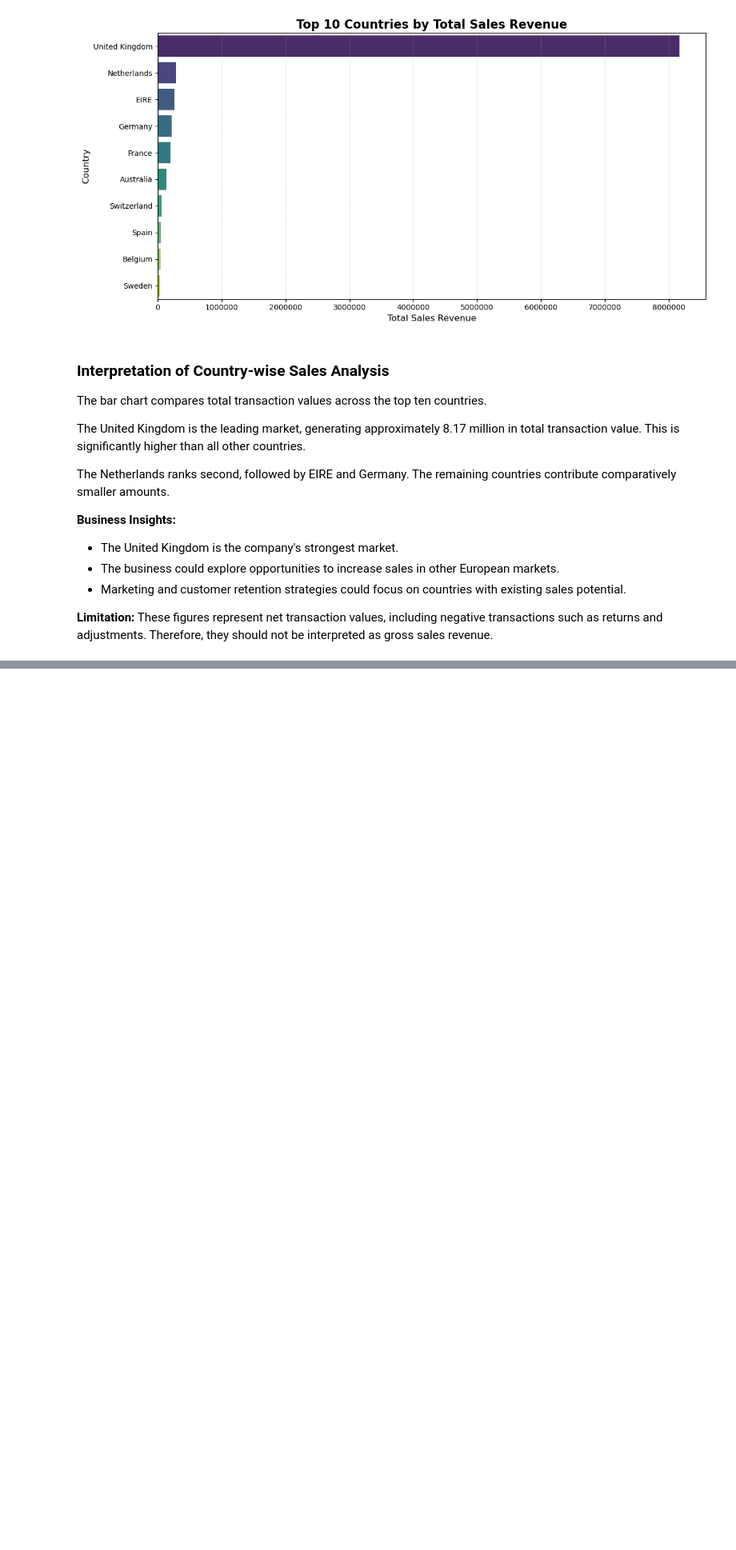
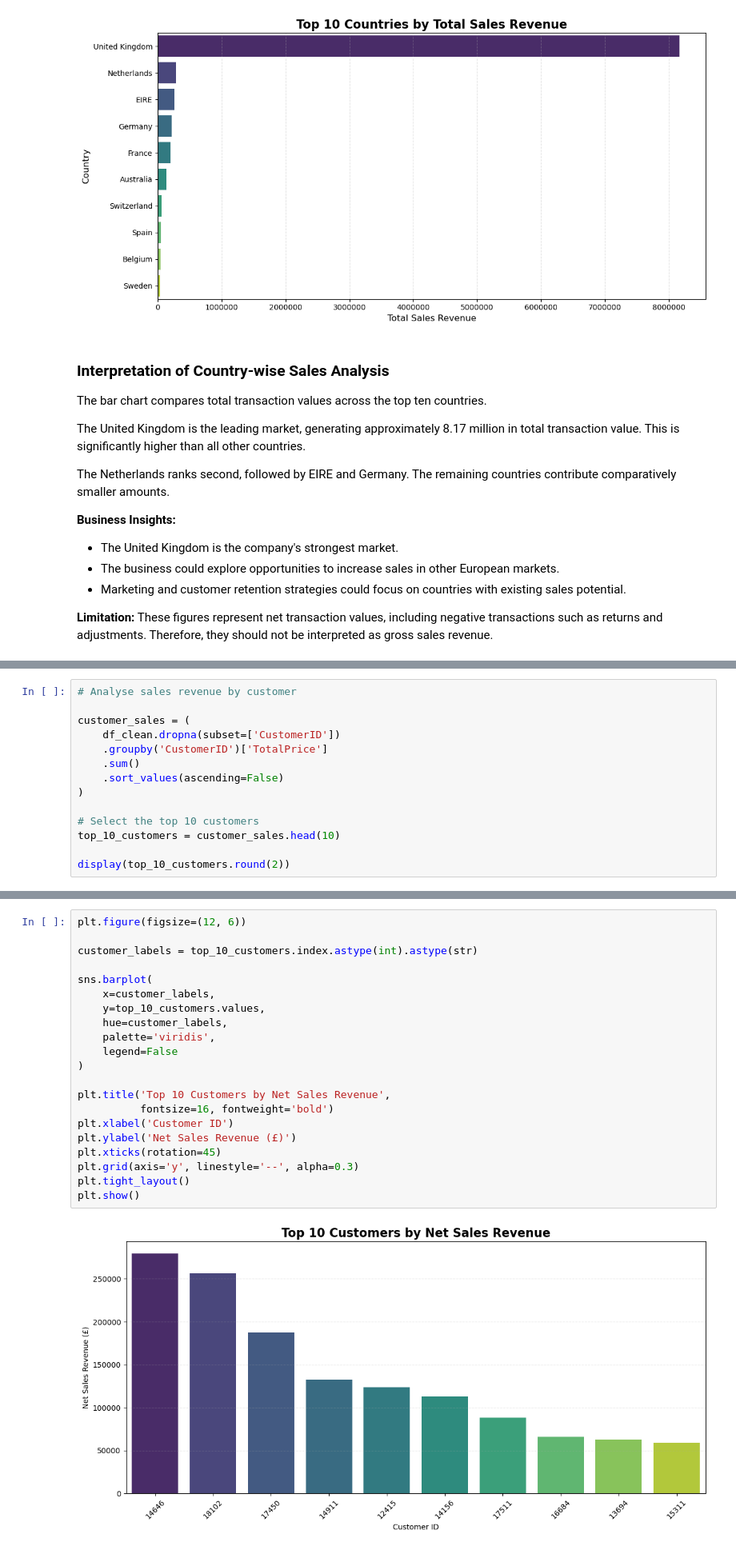
Before and after one commit to Abdullah-awa/Data_Visualisation_CA2, a Jupyter notebook: Data_Vis_CA2.ipynb, the cells around one changed output, grey strips where cells are left out. Shown at 80% size. Cells and saved outputs as stored; diff of their text form; blank space fills up the shorter version.

```diff
--- a/Data_Vis_CA2.ipynb
+++ b/Data_Vis_CA2.ipynb
@@ -1158,0 +1308,14 @@ The Netherlands ranks second, followed by EIRE and Germany. The remaining countr
+# %%
+# Analyse sales revenue by customer
+
+customer_sales = (
+    df_clean.dropna(subset=['CustomerID'])
+    .groupby('CustomerID')['TotalPrice']
+    .sum()
+    .sort_values(ascending=False)
+)
+
+# Select the top 10 customers
+top_10_customers = customer_sales.head(10)
+
+display(top_10_customers.round(2))
@@ -1158,0 +1335,23 @@ The Netherlands ranks second, followed by EIRE and Germany. The remaining countr
+# %%
+plt.figure(figsize=(12, 6))
+
+customer_labels = top_10_customers.index.astype(int).astype(str)
+
+sns.barplot(
+    x=customer_labels,
+    y=top_10_customers.values,
+    hue=customer_labels,
+    palette='viridis',
+    legend=False
+)
+
+plt.title('Top 10 Customers by Net Sales Revenue',
+          fontsize=16, fontweight='bold')
+plt.xlabel('Customer ID')
+plt.ylabel('Net Sales Revenue (£)')
+plt.xticks(rotation=45)
+plt.grid(axis='y', linestyle='--', alpha=0.3)
+plt.tight_layout()
+plt.show()
+# %% [output]
+[figure, added]
```
Also changed, not shown: parts of 11 cells of this notebook.
